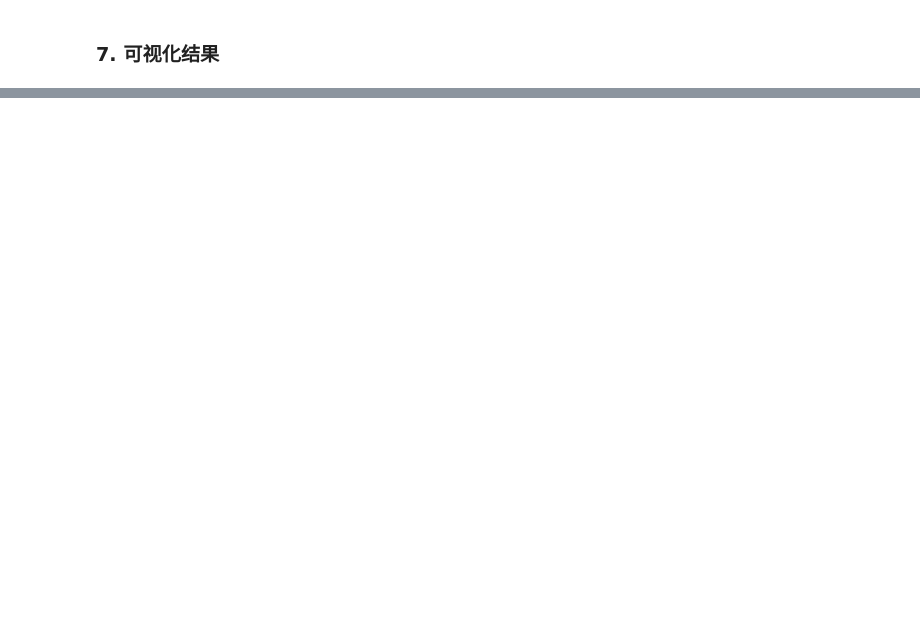
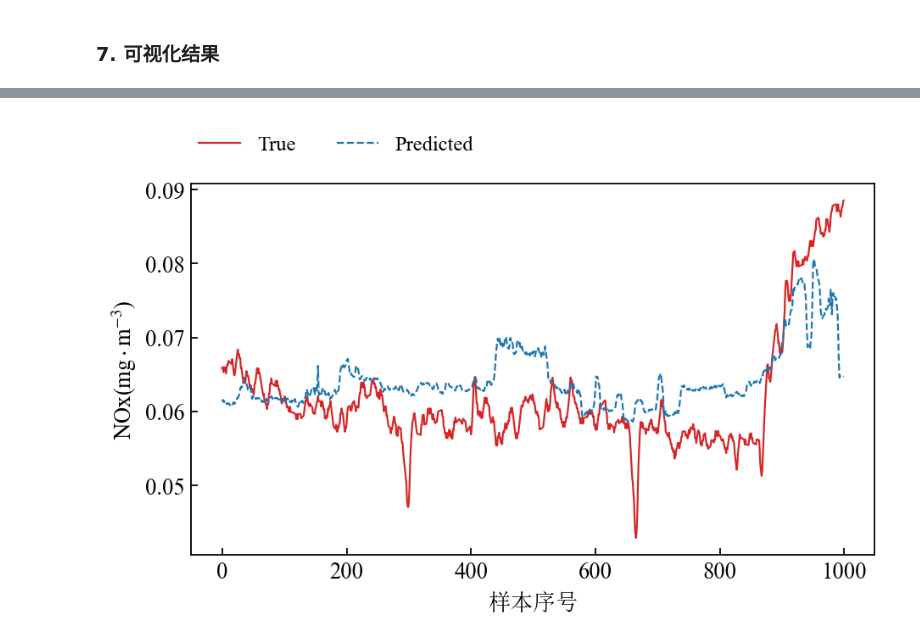
Before and after one commit to Edie-Z/NYPowerStation, a Jupyter notebook: NYDA3_LSTM.ipynb, the cells around one changed output, grey strips where cells are left out. Cells and saved outputs as stored; diff of their text form; code cells hidden in the pictures; blank space fills up the shorter version.

```diff
--- a/NYDA3_LSTM.ipynb
+++ b/NYDA3_LSTM.ipynb
@@ -271,0 +302,47 @@ plt.show()
+# %%
+y_true = y.cpu().numpy()       # 将真实值从 tensor 转换为 numpy 数组
+y_pred = predictions           # 直接使用之前预测生成的 numpy 数组
+
+fontsize = 12
+config = {
+    "font.family": 'serif',
+    "font.size": fontsize,
+    "mathtext.fontset": 'stix',
+    "xtick.direction": "in",
+    "ytick.direction": "in",
+    "font.family": "times new roman",
+}
+rcParams.update(config)
+
+color_list = plt.cm.tab10(np.linspace(0, 1, 12))
+plt.figure(dpi=160, figsize=(6, 4))
+
+# 设置绘制区间
+st = 4500
+ed = 5500
+time_step = 0  # 假设绘制第一个时间步的数据
+
+# 绘制真实值曲线
+plt.plot(np.arange(ed - st), y_true[st:ed, time_step],
+         color=color_list[4],
+         linestyle='-',
+         linewidth=1,
+         label="True")
+
+# 绘制预测值曲线
+plt.plot(np.arange(ed - st), y_pred[st:ed, time_step],
+         color=color_list[1],
+         linestyle='--',
+         linewidth=1,
+         label="Predicted")
+
+plt.xlabel("样本序号", size=fontsize, family='SimSun')
+plt.ylabel("NOx($\mathrm{mg \cdot m^{-3}}$)", {"size": 12})
+
+legend_font = {"family": "times new roman", "size": 11}
+plt.legend(['True', 'Predicted'], frameon=False, prop=legend_font, ncol=2, bbox_to_anchor=(0.44, 1.18))
+
+plt.tight_layout()
+plt.show()
+# %% [output]
+[figure, added]
```
Also changed, not shown: parts of 8 cells of this notebook, 1 other file.
